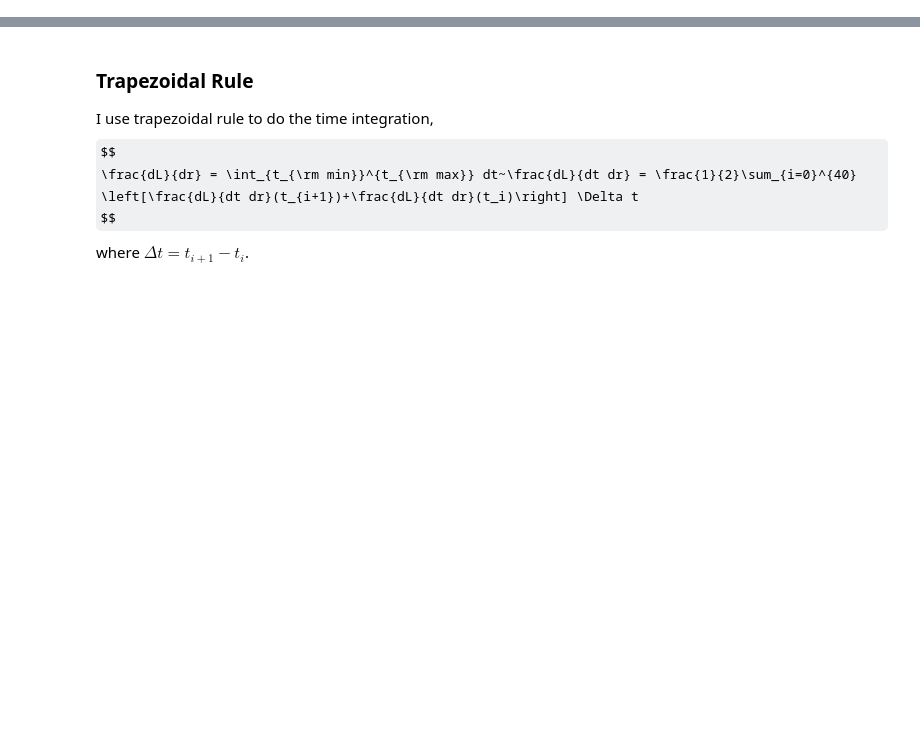
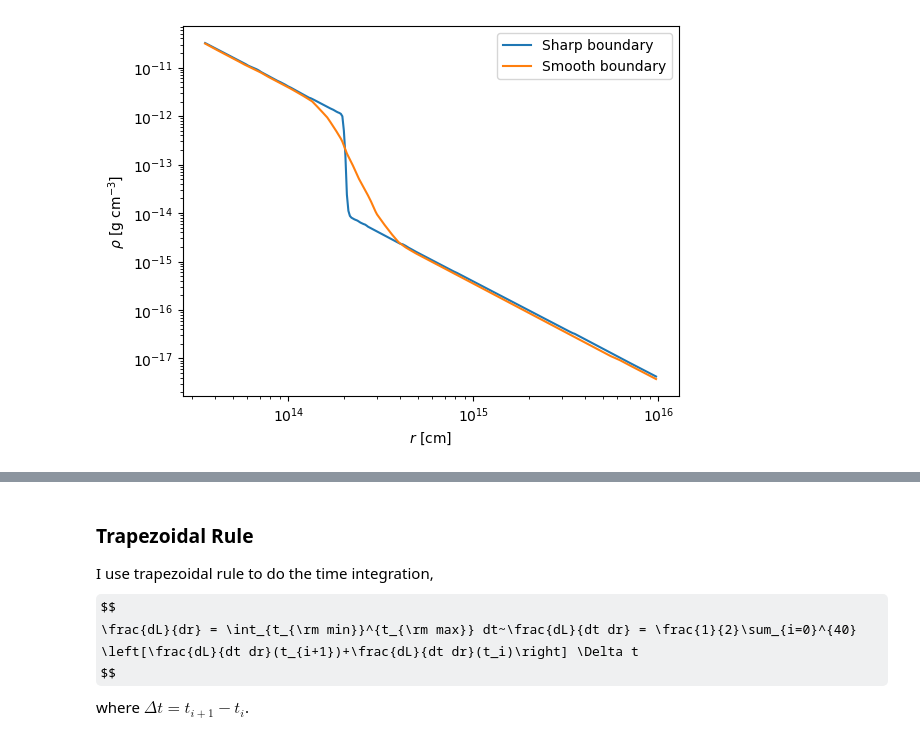
Before and after one commit to yenhsunlin/CSM_DP, a Jupyter notebook: time_and_position_integrations.ipynb, the cells around one changed output, grey strips where cells are left out. Cells and saved outputs as stored; diff of their text form; code cells hidden in the pictures; some formulas as TeX source; blank space fills up the shorter version.

```diff
--- a/time_and_position_integrations.ipynb
+++ b/time_and_position_integrations.ipynb
@@ -142,3 +146,14 @@ Text(0, 0.5, '$\\rho$ [g cm$^{-3}$]')
+# %%
+plt.plot(CSM_radii,CSM_density(CSM_radii,SN_name='SN 2023ixf'),label='Sharp boundary')
+plt.plot(CSM_radii,CSM_density(CSM_radii,SN_name='SN 2023ixf s'),label='Smooth boundary')
+plt.xscale('log')
+plt.yscale('log')
+plt.legend()
+plt.xlabel(r'$r$ [cm]')
+plt.ylabel(r'$\rho$ [g cm$^{-3}$]')
+plt.savefig('SN2023ixf_CSM_rho.png',bbox_inches='tight')
+# %% [output]
+[figure, added]
 # %%
 colors = ['C0','C1','C2','C3','C4']
 i = 0
```
Also changed, not shown: parts of 24 cells of this notebook, 20 other files.
